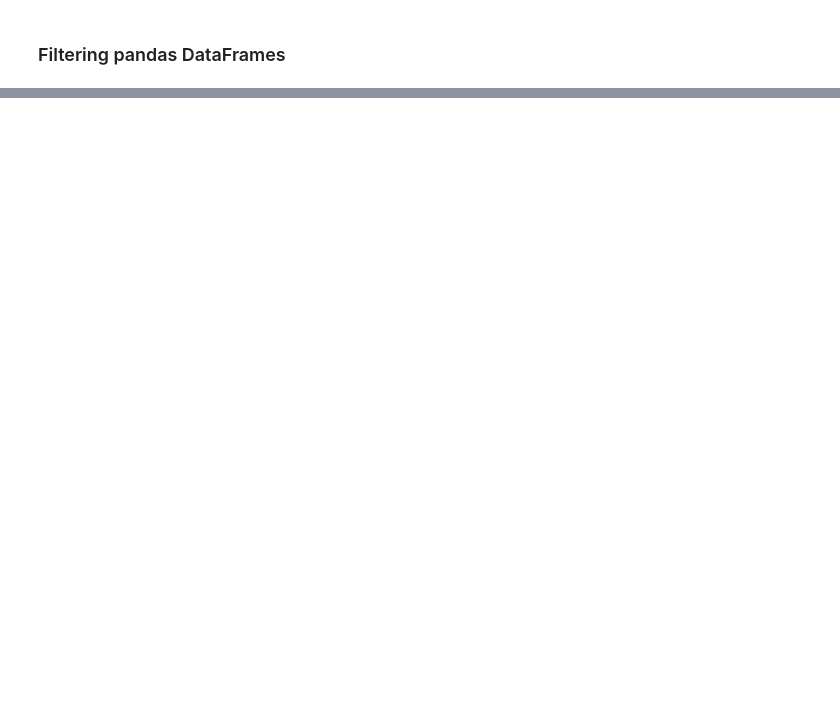
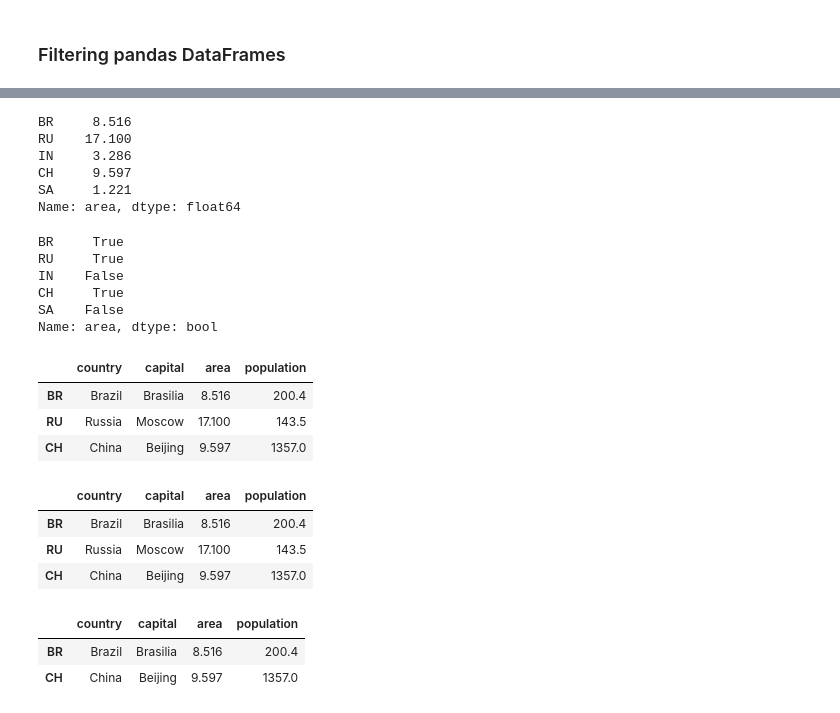
Before and after one commit to rexfuentes/repo1103, a Jupyter notebook: practice.ipynb, the cells around one changed output, grey strips where cells are left out. Saved outputs shown, nothing was run; the diff lists cells and outputs as text; code cells hidden in the pictures; blank space fills up the shorter version.

Commit message:
filtering panda dataFrames

```diff
--- a/practice.ipynb
+++ b/practice.ipynb
@@ -33,3 +33,7 @@ x
 ![importance%20fig%203.jpg](attachment:importance%20fig%203.jpg)
 # %% [markdown]
 ### Filtering pandas DataFrames
+# %%
+import pandas as pd
+brics = pd.read_csv('brics.csv', index_col=0)
+brics
@@ -35,0 +47,40 @@ x
+# %%
+brics['area']
+# %% [output]
+BR     8.516
+RU    17.100
+IN     3.286
+CH     9.597
+SA     1.221
+Name: area, dtype: float64
+# %%
+brics['area'] > 8
+# %% [output]
+BR     True
+RU     True
+IN    False
+CH     True
+SA    False
+Name: area, dtype: bool
+# %%
+is_huge = brics['area'] > 8
+# %%
+brics[is_huge]
+# %% [output]
+|  | country | capital | area | population |
+| BR | Brazil | Brasilia | 8.516 | 200.4 |
+| RU | Russia | Moscow | 17.100 | 143.5 |
+| CH | China | Beijing | 9.597 | 1357.0 |
+# %%
+brics[brics['area'] > 8]
+# %% [output]
+|  | country | capital | area | population |
+| BR | Brazil | Brasilia | 8.516 | 200.4 |
+| RU | Russia | Moscow | 17.100 | 143.5 |
+| CH | China | Beijing | 9.597 | 1357.0 |
+# %%
+brics[np.logical_and(brics['area'] > 8, brics['area']< 10)]
+# %% [output]
+|  | country | capital | area | population |
+| BR | Brazil | Brasilia | 8.516 | 200.4 |
+| CH | China | Beijing | 9.597 | 1357.0 |
```
Also changed, not shown: parts of 1 cell of this notebook, 1 other file.
